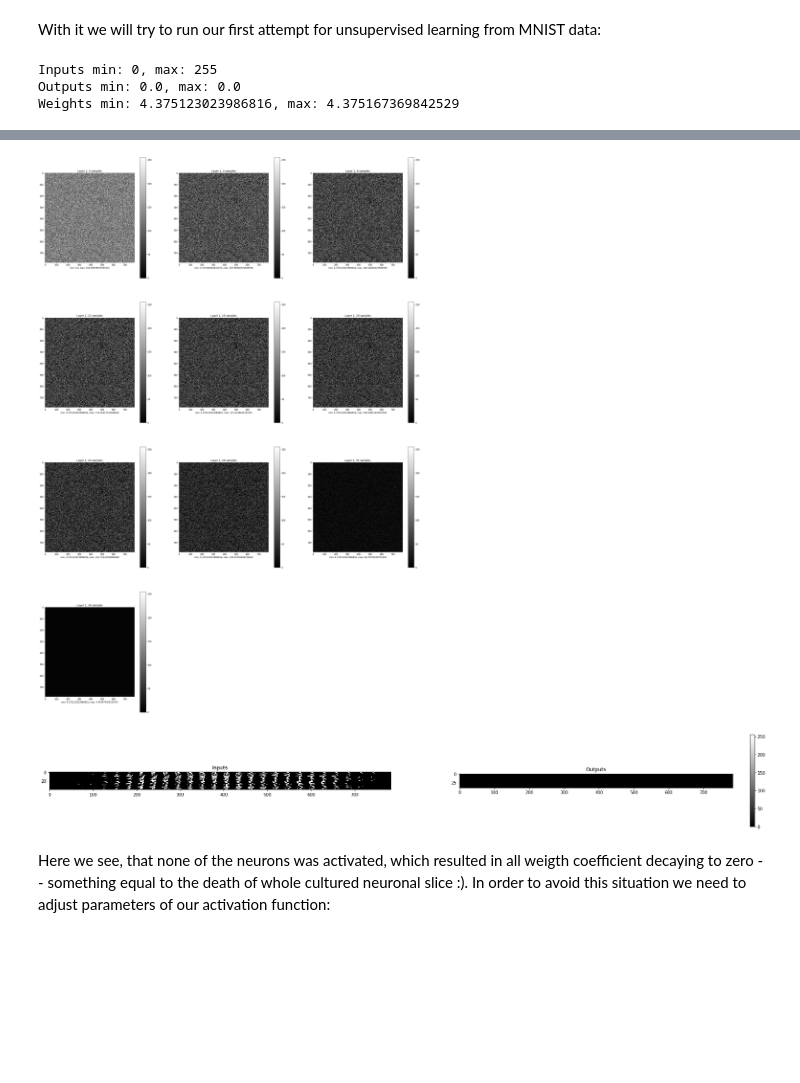
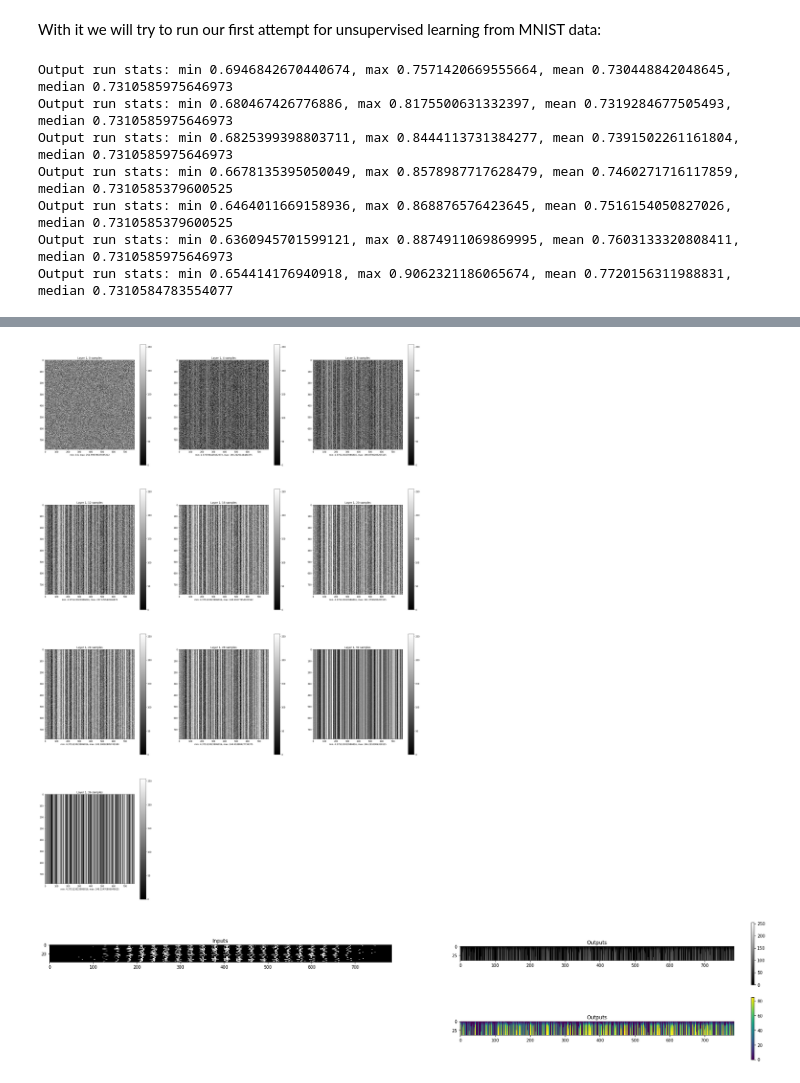
Before and after one commit to bicalabs/CogNN, a Jupyter notebook: CogNN.ipynb, the cells around one changed output, grey strips where cells are left out. Drawn from its saved outputs; the diff is of its cells as text; code cells hidden in the pictures; blank space fills up the shorter version.

Commit message:
Adjusting gain function

```diff
--- a/CogNN.ipynb
+++ b/CogNN.ipynb
@@ -50,8 +50,9 @@ def decay(weights, decay_rate = 1.2, skew = 4.0):
   return weights_prim
 
 def gain(weights, output):
-  data = tf.sigmoid(weights * tf.sigmoid((output - 127) / 16) / 127) * 256
-  return data
+  log2_out = np.log2(output)
+  weights_prim = tf.sigmoid(weights / (32 * (8 - log2_out)) - log2_out / 4) * 256
+  return weights_prim
 # %%
 import matplotlib.pyplot as plt
 
@@ -145,12 +178,18 @@ As we can see, we may create a set of different attractors in the distinct range
 
 First, we will define a model for CogNN using Tensorflow 2:
 # %%
+import numpy as np
 import tensorflow as tf
 import math
 
 
+DEFAULT_THRESHOLD = 10.
+DEFAULT_DECAY_RATE = 1.2
+DEFAULT_SKEW = 4.
+
+
 class SpikingLayer(tf.Module):
-  def __init__(self, dim = 256, threshold = tf.constant(10.), decay = 1.2, skew = 4., **kwargs):
+  def __init__(self, dim, threshold = DEFAULT_THRESHOLD, decay = DEFAULT_DECAY_RATE, skew = DEFAULT_SKEW, **kwargs):
     super().__init__(**kwargs)
 
     # Storing action potential threshold
@@ -166,7 +205,10 @@ class SpikingLayer(tf.Module):
 
   def __call__(self, input, train: bool):
     input = tf.reshape(input, [1, -1])
-    output = tf.clip_by_value(input @ self.weights / (255 * 255.) - self.threshold, 0., 255.)
+    output = input @ self.weights
+    output = tf.sigmoid(output / np.median(output))
+    print(f'Output run stats: min {np.min(output)}, max {np.max(output)}, mean {np.mean(output)}, median {np.median(output)}')
+    output = tf.clip_by_value(output - self.threshold, 0, 1 - self.threshold) * 255 / self.threshold
     if train:
       output_ext = output + tf.constant(0.0, shape = (self.dim, self.dim))
       map = tf.clip_by_value(output_ext, 0, 1)
@@ -175,7 +217,7 @@ class SpikingLayer(tf.Module):
 
 
 class HebianNet(tf.Module):
-  def __init__(self, dim = 256, layer_count = 10, threshold = tf.constant(10.), decay = 1.2, skew = 4., seed = 2613546, **kwargs):
+  def __init__(self, dim, layer_count, threshold = DEFAULT_THRESHOLD, decay = DEFAULT_DECAY_RATE, skew = DEFAULT_SKEW, seed = 2613546, **kwargs):
     super().__init__(**kwargs)
 
     # Initialize seed for better determinism
@@ -210,7 +252,7 @@ import numpy as np
 from keras.datasets import mnist
 
 class MnistModel:
-  def __init__(self, layer_count = 5, threshold = 65., decay = 1.2, skew = 4.):
+  def __init__(self, layer_count, threshold, decay = DEFAULT_DECAY_RATE, skew = DEFAULT_SKEW):
     (x_train, y_train), (x_test, y_test) = mnist.load_data()
     data = tf.reshape(x_train, (-1, 28 * 28))
     self.inputs = tf.random.shuffle(data)
@@ -273,19 +315,24 @@ class MnistModel:
     plt.colorbar(img, ax=ax)
 
   def display_inout(self):
-    fig = plt.figure(figsize = (32, 4))
-    ax = fig.add_subplot(1, 2, 1)
+    fig = plt.figure(figsize = (32, 6))
+    ax = fig.add_subplot(2, 2, 1)
     a = ax.imshow(self.inputs[:self.sample_size], **self.plot_kwargs)
     ax.set_title('Inputs')
 
-    ax = fig.add_subplot(1, 2, 2)
+    ax = fig.add_subplot(2, 2, 2)
     b = ax.imshow(self.outputs, **self.plot_kwargs)
     ax.set_title('Outputs')
-    plt.colorbar(a, ax=ax)
+    plt.colorbar(b, ax=ax)
+
+    ax = fig.add_subplot(2, 2, 4)
+    c = ax.imshow(self.outputs)
+    ax.set_title('Outputs')
+    plt.colorbar(c, ax=ax)
 # %% [markdown]
 With it we will try to run our first attempt for unsupervised learning from MNIST data:
 # %%
-model = MnistModel(layer_count = 1)
+model = MnistModel(layer_count = 1, threshold = .75)
 
 outputs = model.train(sample_size = 40)
 weights = model.cognn.layers[0].weights
@@ -294,6 +341,10 @@ print(f'Inputs min: {np.min(runner.inputs)}, max: {np.max(runner.inputs)}')
 print(f'Outputs min: {np.min(outputs)}, max: {np.max(outputs)}')
 print(f'Weights min: {np.min(weights)}, max: {np.max(weights)}')
 # %% [output]
-Inputs min: 0, max: 255
-Outputs min: 0.0, max: 0.0
-Weights min: 4.375123023986816, max: 4.375167369842529
+Output run stats: min 0.6946842670440674, max 0.7571420669555664, mean 0.730448842048645, median 0.7310585975646973
+Output run stats: min 0.680467426776886, max 0.8175500631332397, mean 0.7319284677505493, median 0.7310585975646973
+Output run stats: min 0.6825399398803711, max 0.8444113731384277, mean 0.7391502261161804, median 0.7310585975646973
+Output run stats: min 0.6678135395050049, max 0.8578987717628479, mean 0.7460271716117859, median 0.7310585379600525
+Output run stats: min 0.6464011669158936, max 0.868876576423645, mean 0.7516154050827026, median 0.7310585379600525
+Output run stats: min 0.6360945701599121, max 0.8874911069869995, mean 0.7603133320808411, median 0.7310585975646973
+Output run stats: min 0.654414176940918, max 0.9062321186065674, mean 0.7720156311988831, median 0.7310584783554077
@@ -300,4 +368,2 @@ Weights min: 4.375123023986816, max: 4.375167369842529
-[figure, old version]
+[figure, new version]
-[figure, old version]
+[figure, new version]
-# %% [markdown]
-Here we see, that none of the neurons was activated, which resulted in all weigth coefficient decaying to zero -- something equal to the death of whole cultured neuronal slice :). In order to avoid this situation we need to adjust parameters of our activation function:
```
Also changed, not shown: parts of 4 cells of this notebook.
